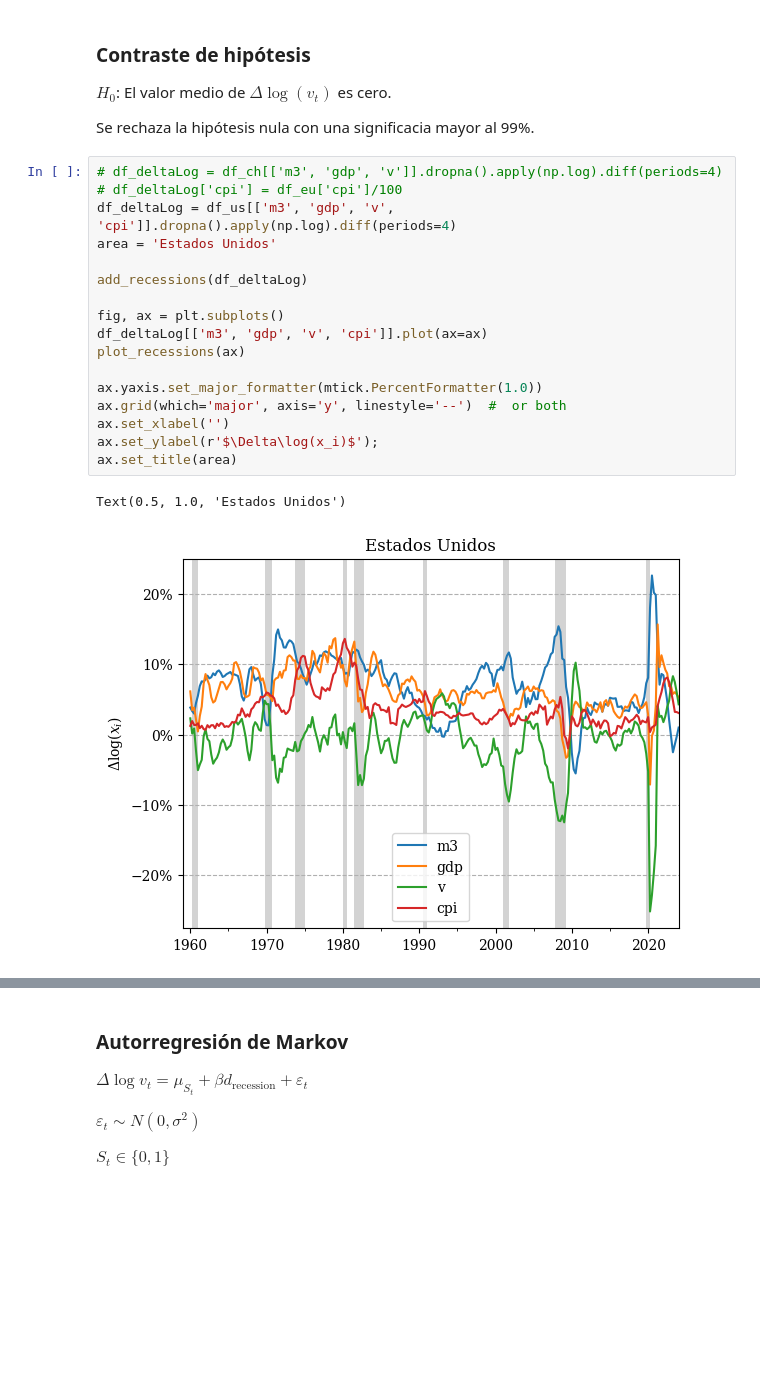
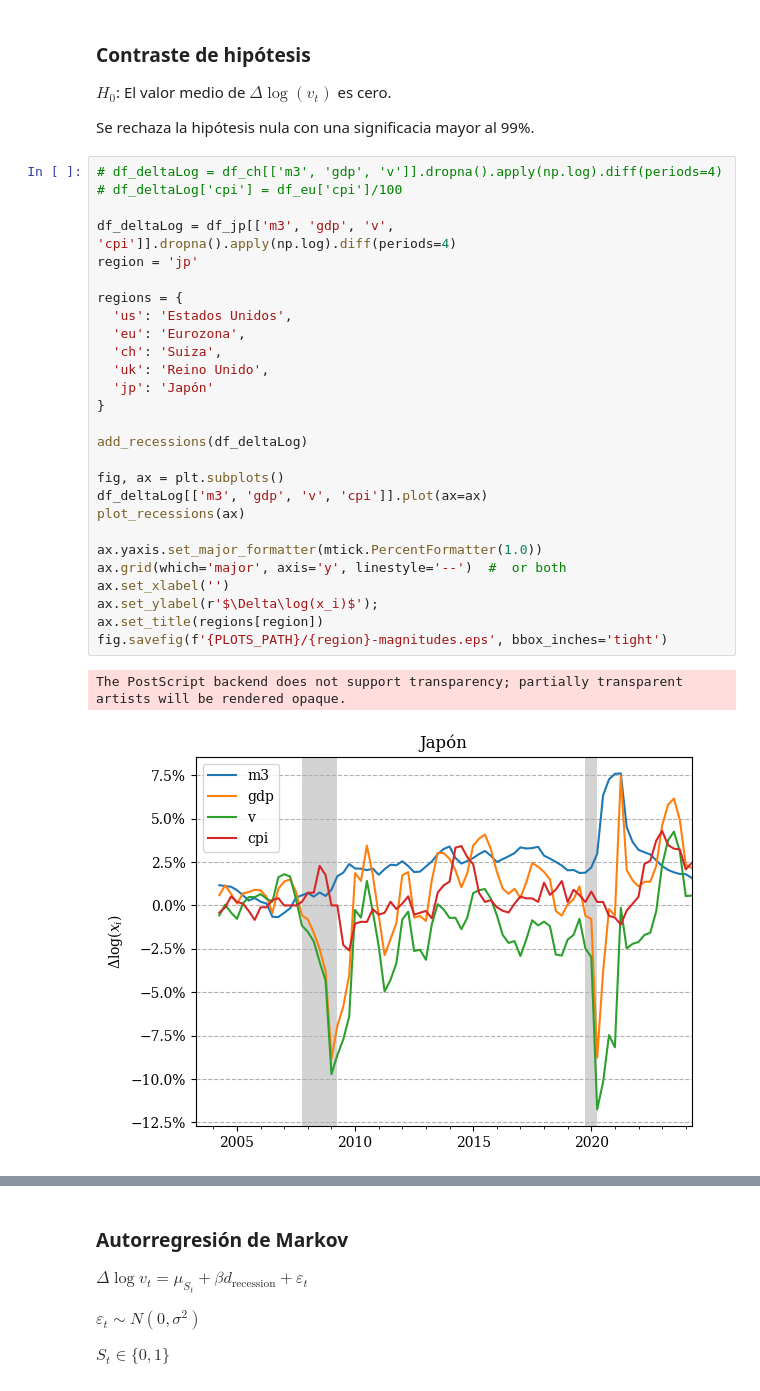
Before and after one commit to MiguelPuntoEs/money-growth, a Jupyter notebook: money-growth.ipynb, the cells around one changed output, grey strips where cells are left out. Drawn from its saved outputs; the diff is of its cells as text; blank space fills up the shorter version.

```diff
--- a/money-growth.ipynb
+++ b/money-growth.ipynb
@@ -306,23 +352,33 @@ Se rechaza la hipótesis nula con una significacia mayor al 99%.
 # %%
 # df_deltaLog = df_ch[['m3', 'gdp', 'v']].dropna().apply(np.log).diff(periods=4)
 # df_deltaLog['cpi'] = df_eu['cpi']/100
-df_deltaLog = df_us[['m3', 'gdp', 'v', 'cpi']].dropna().apply(np.log).diff(periods=4)
-area = 'Estados Unidos'
+
+df_deltaLog = df_jp[['m3', 'gdp', 'v', 'cpi']].dropna().apply(np.log).diff(periods=4)
+region = 'jp'
+
+regions = {
+  'us': 'Estados Unidos',
+  'eu': 'Eurozona',
+  'ch': 'Suiza',
+  'uk': 'Reino Unido',
+  'jp': 'Japón'
+}
 
 add_recessions(df_deltaLog)
 
 fig, ax = plt.subplots()
 df_deltaLog[['m3', 'gdp', 'v', 'cpi']].plot(ax=ax)
 plot_recessions(ax)
 
 ax.yaxis.set_major_formatter(mtick.PercentFormatter(1.0))
 ax.grid(which='major', axis='y', linestyle='--')  #  or both
 ax.set_xlabel('')
 ax.set_ylabel(r'$\Delta\log(x_i)$');
-ax.set_title(area)
+ax.set_title(regions[region])
+fig.savefig(f'{PLOTS_PATH}/{region}-magnitudes.eps', bbox_inches='tight')
 # %% [output]
-Text(0.5, 1.0, 'Estados Unidos')
+The PostScript backend does not support transparency; partially transparent artists will be rendered opaque.
-[figure, old version]
+[figure, new version]
 # %%
 from scipy.stats import t
 
```
Also changed, not shown: parts of 21 cells of this notebook, 18 other files.
